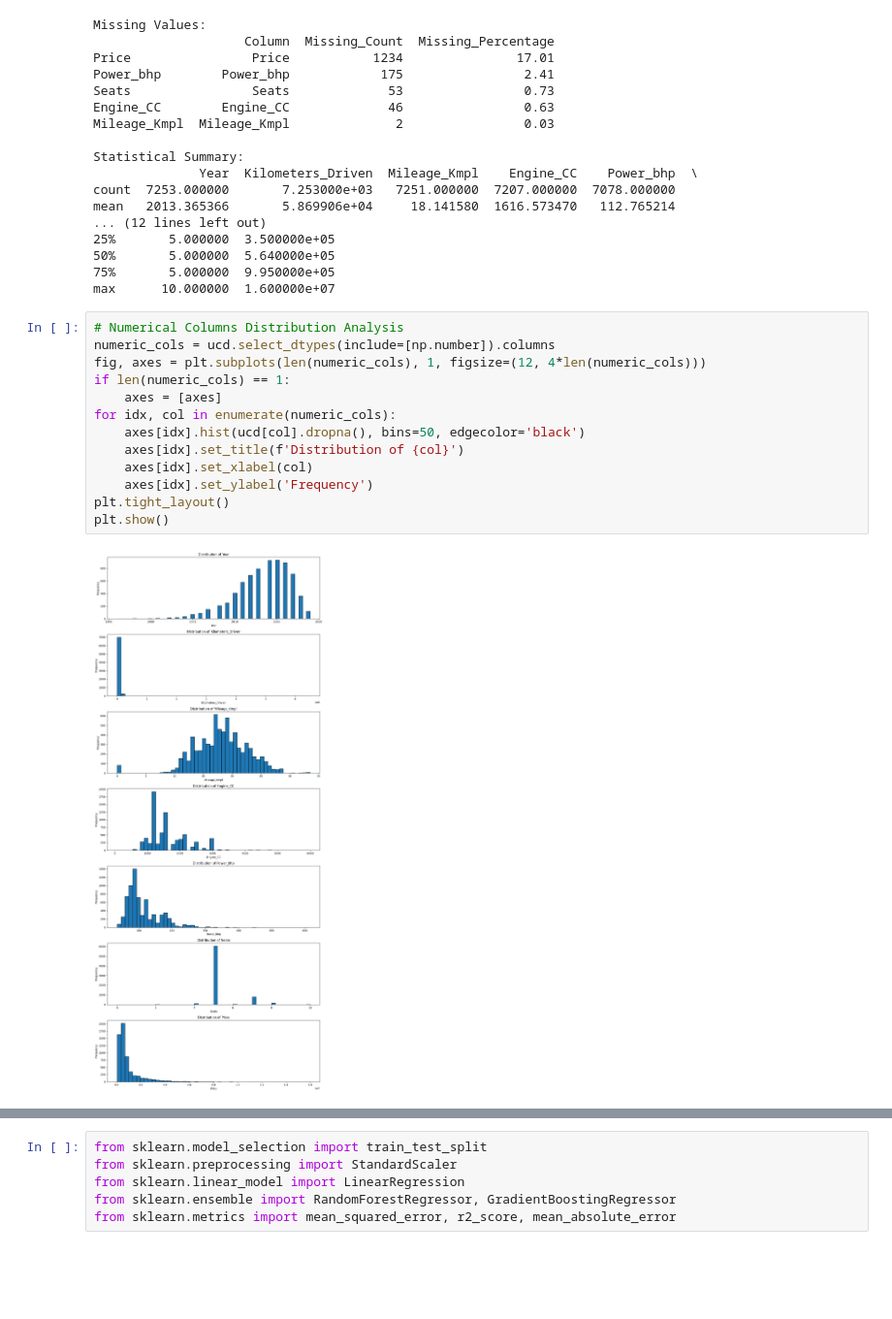
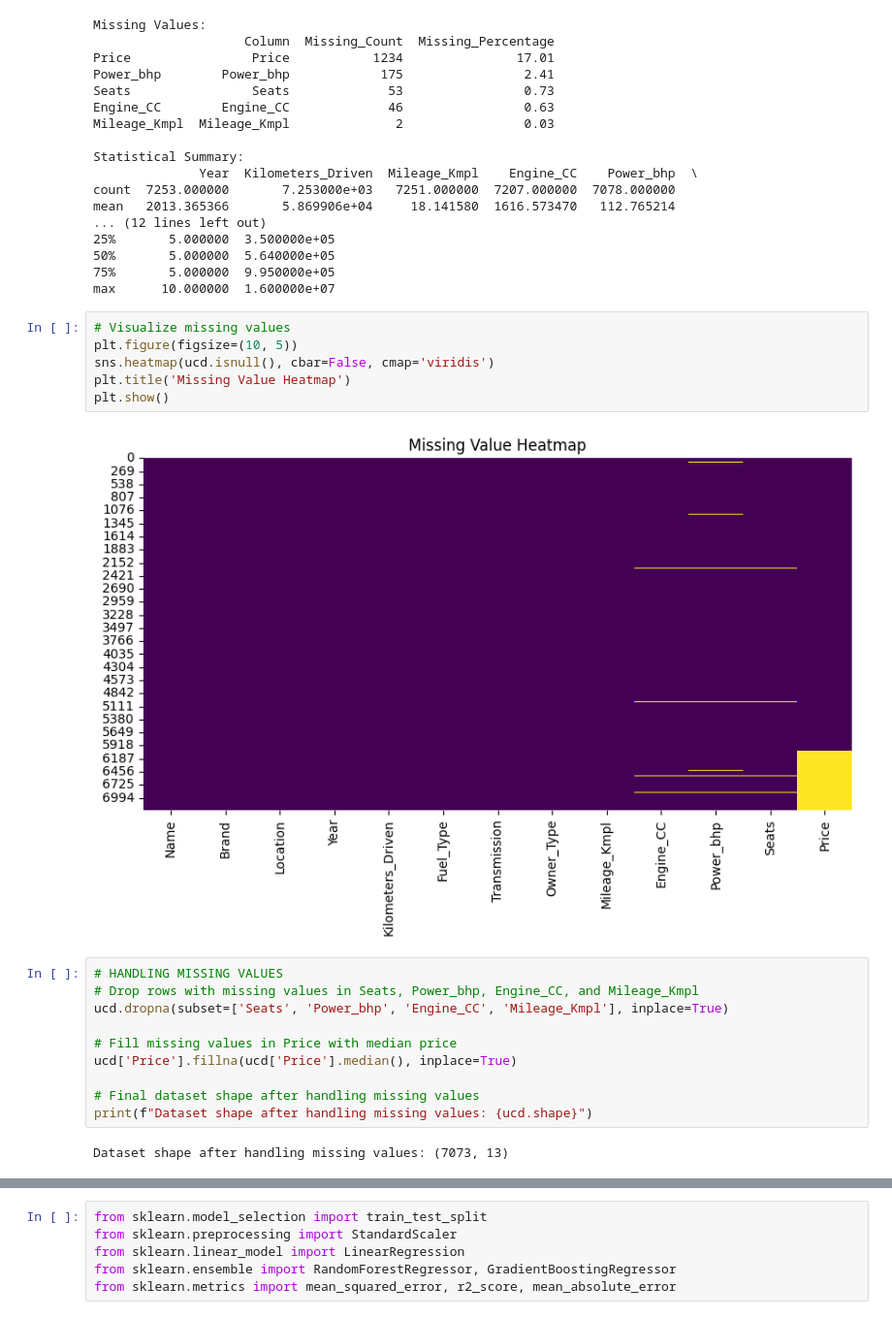
Before and after one commit to By-Yogesh/Used-Car-Price-Prediction, a Jupyter notebook: used_car_price_prediction.ipynb, the cells around one changed output, grey strips where cells are left out. Shown at 97% size. Saved outputs shown, nothing was run; the diff lists cells and outputs as text; blank space fills up the shorter version.

```diff
--- a/used_car_price_prediction.ipynb
+++ b/used_car_price_prediction.ipynb
@@ -146,18 +144,23 @@ mean   2013.365366       5.869906e+04     18.141580  1616.573470   112.765214
 50%       5.000000  5.640000e+05
 75%       5.000000  9.950000e+05
 max      10.000000  1.600000e+07
-# %%
-# Numerical Columns Distribution Analysis
-numeric_cols = ucd.select_dtypes(include=[np.number]).columns
-fig, axes = plt.subplots(len(numeric_cols), 1, figsize=(12, 4*len(numeric_cols)))
-if len(numeric_cols) == 1:
-    axes = [axes]
-for idx, col in enumerate(numeric_cols):
-    axes[idx].hist(ucd[col].dropna(), bins=50, edgecolor='black')
-    axes[idx].set_title(f'Distribution of {col}')
-    axes[idx].set_xlabel(col)
-    axes[idx].set_ylabel('Frequency')
-plt.tight_layout()
-plt.show()
-# %% [output]
-[figure, removed]
+# %%
+# Visualize missing values
+plt.figure(figsize=(10, 5))
+sns.heatmap(ucd.isnull(), cbar=False, cmap='viridis')
+plt.title('Missing Value Heatmap')
+plt.show()
+# %% [output]
+[figure, added]
+# %%
+# HANDLING MISSING VALUES
+# Drop rows with missing values in Seats, Power_bhp, Engine_CC, and Mileage_Kmpl
+ucd.dropna(subset=['Seats', 'Power_bhp', 'Engine_CC', 'Mileage_Kmpl'], inplace=True)
+
+# Fill missing values in Price with median price
+ucd['Price'].fillna(ucd['Price'].median(), inplace=True)
+
+# Final dataset shape after handling missing values
+print(f"Dataset shape after handling missing values: {ucd.shape}")
+# %% [output]
+Dataset shape after handling missing values: (7073, 13)
```
Also changed, not shown: parts of 13 cells of this notebook.
